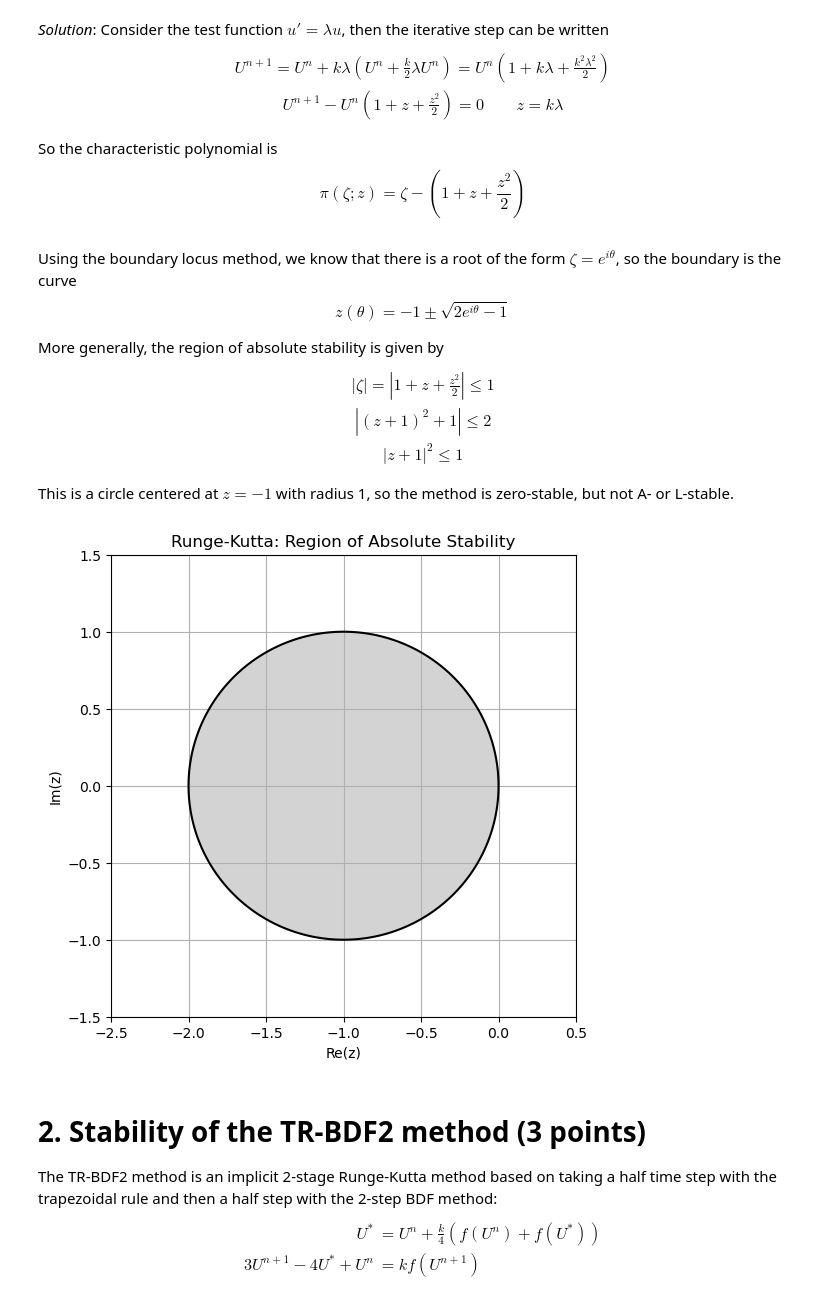
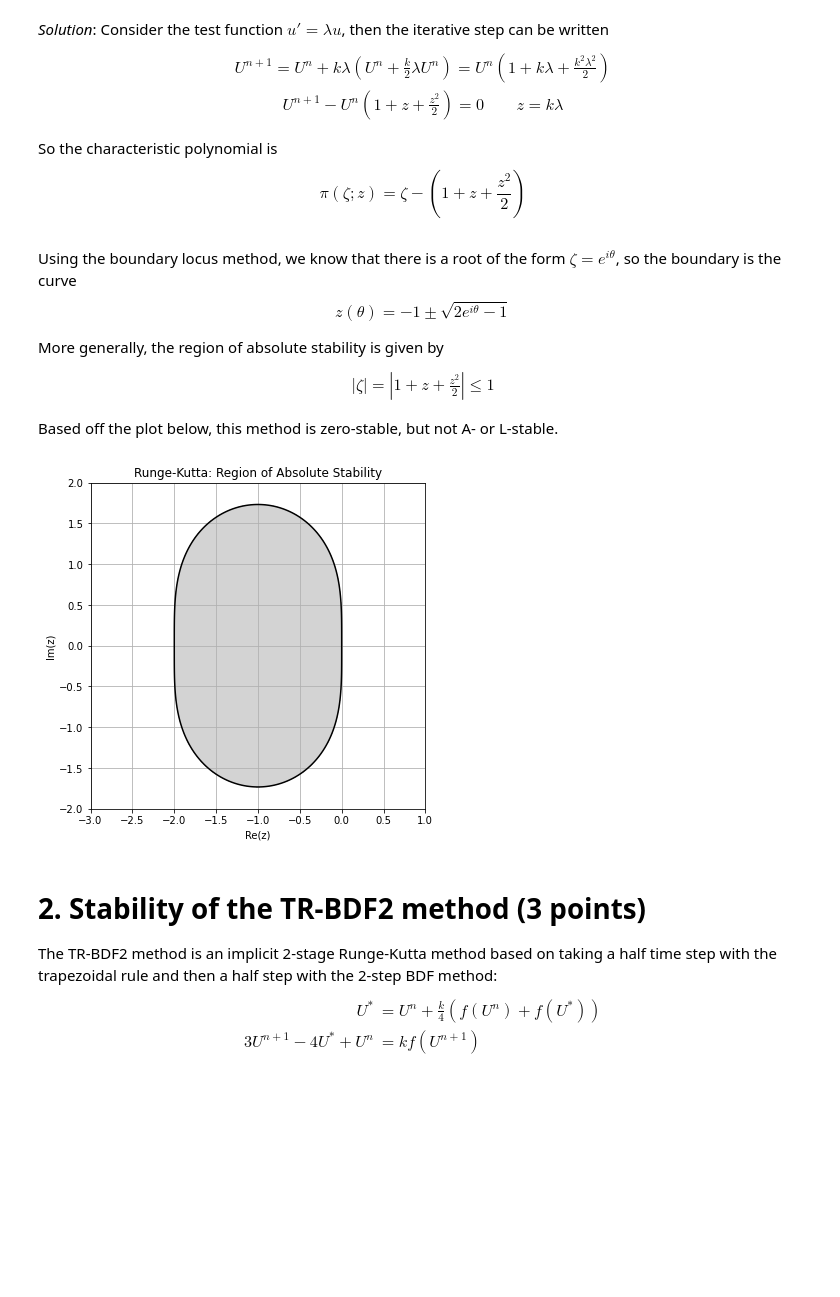
Before and after one commit to whuang259/Math714-Physics763, a Jupyter notebook: Math 714/Math_714_HW_3.ipynb, the cells around one changed output. Cells and saved outputs as stored; diff of their text form; code cells hidden in the pictures; blank space fills up the shorter version.

```diff
--- a/Math 714/Math_714_HW_3.ipynb
+++ b/Math 714/Math_714_HW_3.ipynb
@@ -24,31 +24,29 @@ $$ z(\theta) = -1 \pm \sqrt{2 e^{i\theta} - 1} $$
 
 More generally, the region of absolute stability is given by
 \begin{gather*}
-    |\zeta| = \left|1 + z + \frac{z^2}{2} \right| \leq 1 \\
-    |(z + 1)^2 + 1| \leq 2 \\
-    |z+1|^2 \leq 1
+    |\zeta| = \left|1 + z + \frac{z^2}{2} \right| \leq 1
 \end{gather*}
 
-This is a circle centered at $z=-1$ with radius 1, so the method is zero-stable, but not A- or L-stable.
+Based off the plot below, this method is zero-stable, but not A- or L-stable.
 # %%
-x = np.linspace(-2.5, 0.5, 1000)
-y = np.linspace(-1.5, 1.5, 1000)
+x = np.linspace(-3, 1, 1000)
+y = np.linspace(-2, 2, 1000)
 X, Y = np.meshgrid(x, y)
 Z = X + 1j*Y
 
-region = np.abs(Z + 1)**2
+region = np.abs(1 + Z + (Z**2)/2)
 
 plt.figure(figsize=(6,6))
 plt.contourf(X, Y, region <= 1, [0.5,1], colors=["lightgray"])
 plt.contour(X, Y, region, levels=[1], colors=["black"])
 
 plt.xlabel('Re(z)')
 plt.ylabel('Im(z)')
 plt.title("Runge-Kutta: Region of Absolute Stability")
 plt.grid(True)
 plt.show()
 # %% [output]
-[figure, old version]
+[figure, new version]
 # %% [markdown]
 # 2.  Stability of the TR-BDF2 method (3 points)
 
```
Also changed, not shown: parts of 4 cells of this notebook.
